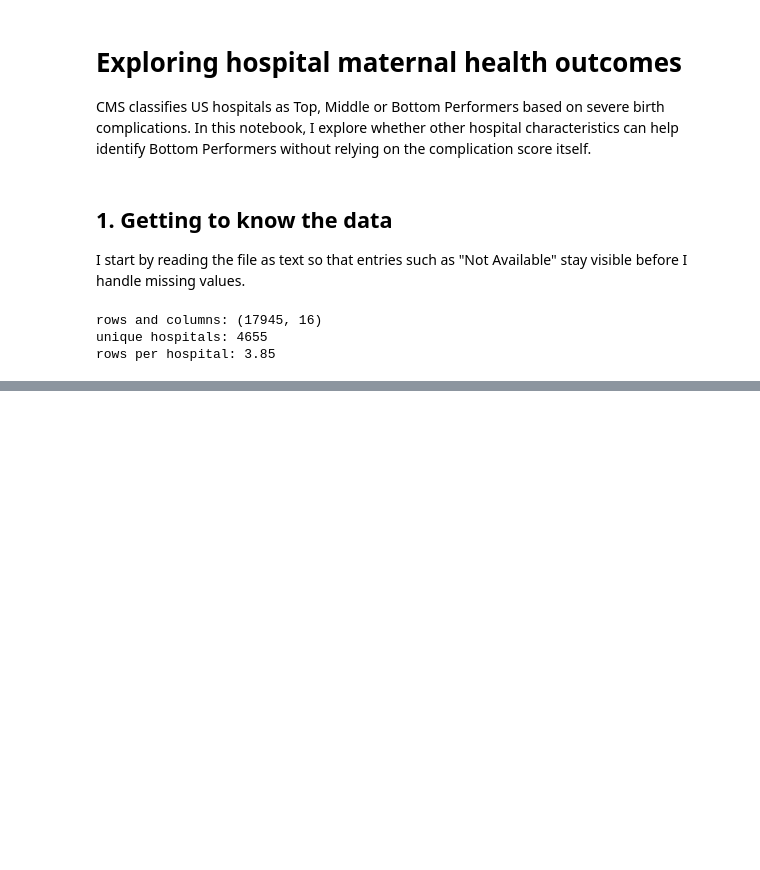
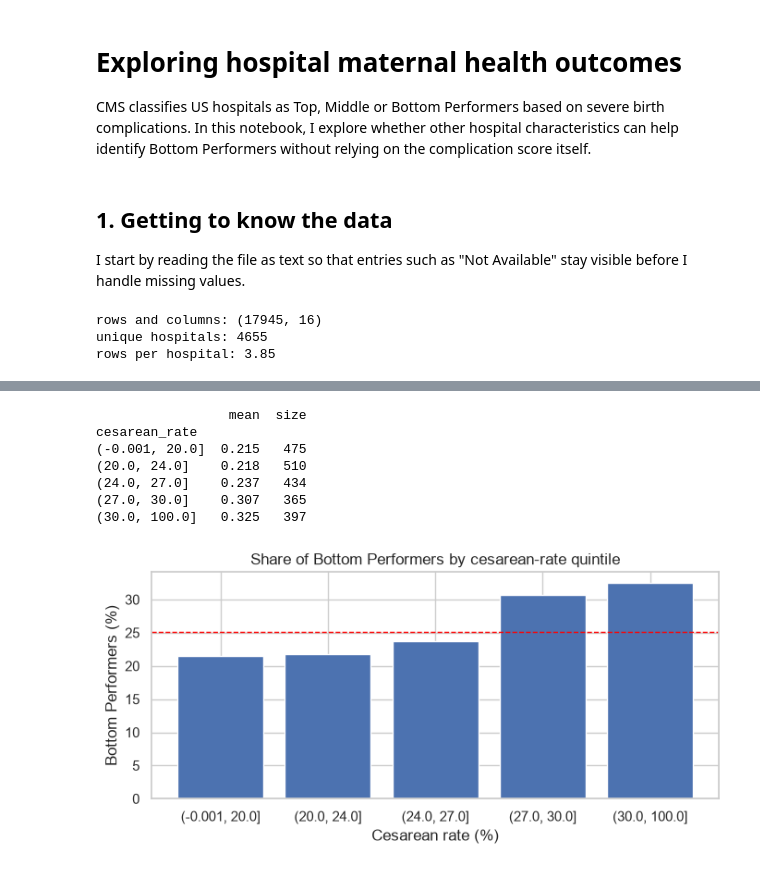
Before and after one commit to s-campos-david/Intr_Data_Science_Course, a Jupyter notebook: maternal_health_analysis.ipynb, the cells around one changed output, grey strips where cells are left out. Cells and saved outputs as stored; diff of their text form; code cells hidden in the pictures; blank space fills up the shorter version.

```diff
--- a/maternal_health_analysis.ipynb
+++ b/maternal_health_analysis.ipynb
@@ -654,0 +149,22 @@ The model still has limited predictive power. It identifies roughly half of the
+# %%
+quintile = pd.qcut(labelled["cesarean_rate"], 5)
+ces = labelled.groupby(quintile, observed=True)["is_bottom"].agg(["mean", "size"])
+print(ces.round(3).to_string())
+
+fig, ax = plt.subplots(figsize=(7, 3.5))
+ax.bar([str(interval) for interval in ces.index], 100 * ces["mean"])
+ax.axhline(100 * labelled["is_bottom"].mean(), color="red", ls="--", lw=1)
+ax.set_xlabel("Cesarean rate (%)")
+ax.set_ylabel("Bottom Performers (%)")
+ax.set_title("Share of Bottom Performers by cesarean-rate quintile")
+fig.tight_layout()
+plt.show()
+# %% [output]
+                 mean  size
+cesarean_rate
+(-0.001, 20.0]  0.215   475
+(20.0, 24.0]    0.218   510
+(24.0, 27.0]    0.237   434
+(27.0, 30.0]    0.307   365
+(30.0, 100.0]   0.325   397
+[figure, added]
```
Also changed, not shown: parts of 69 cells of this notebook.
